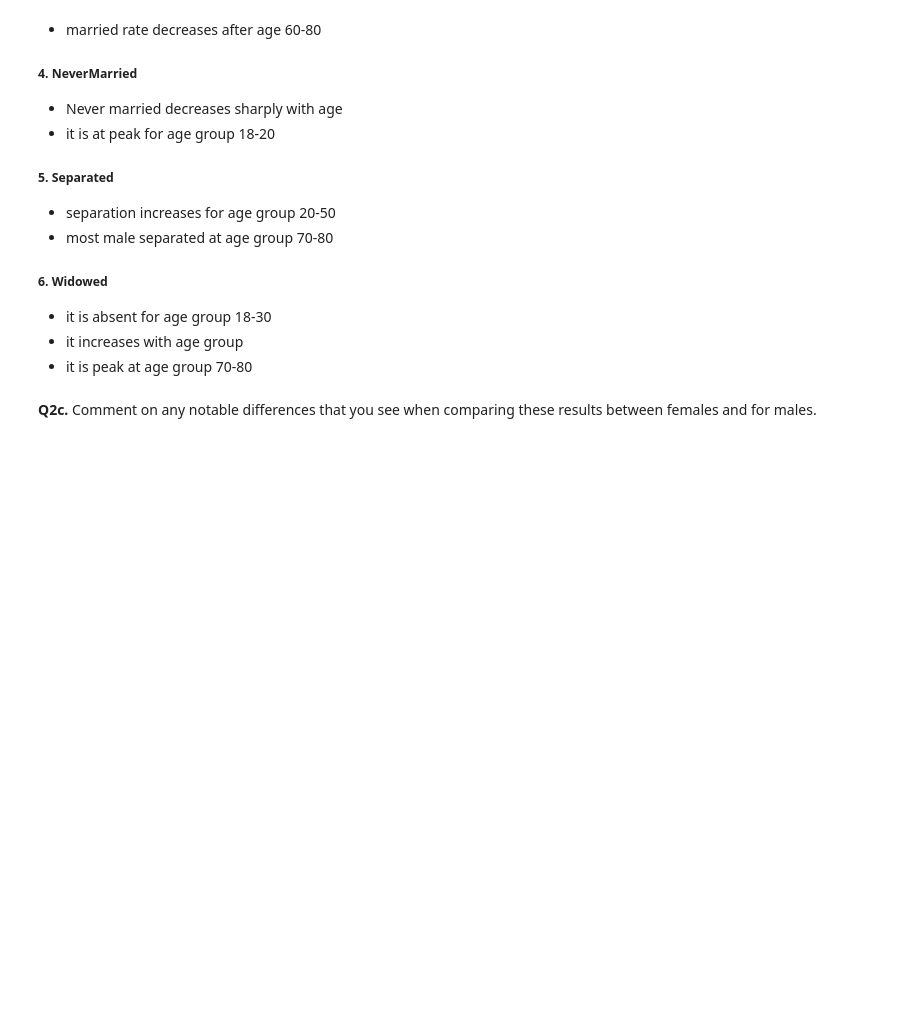
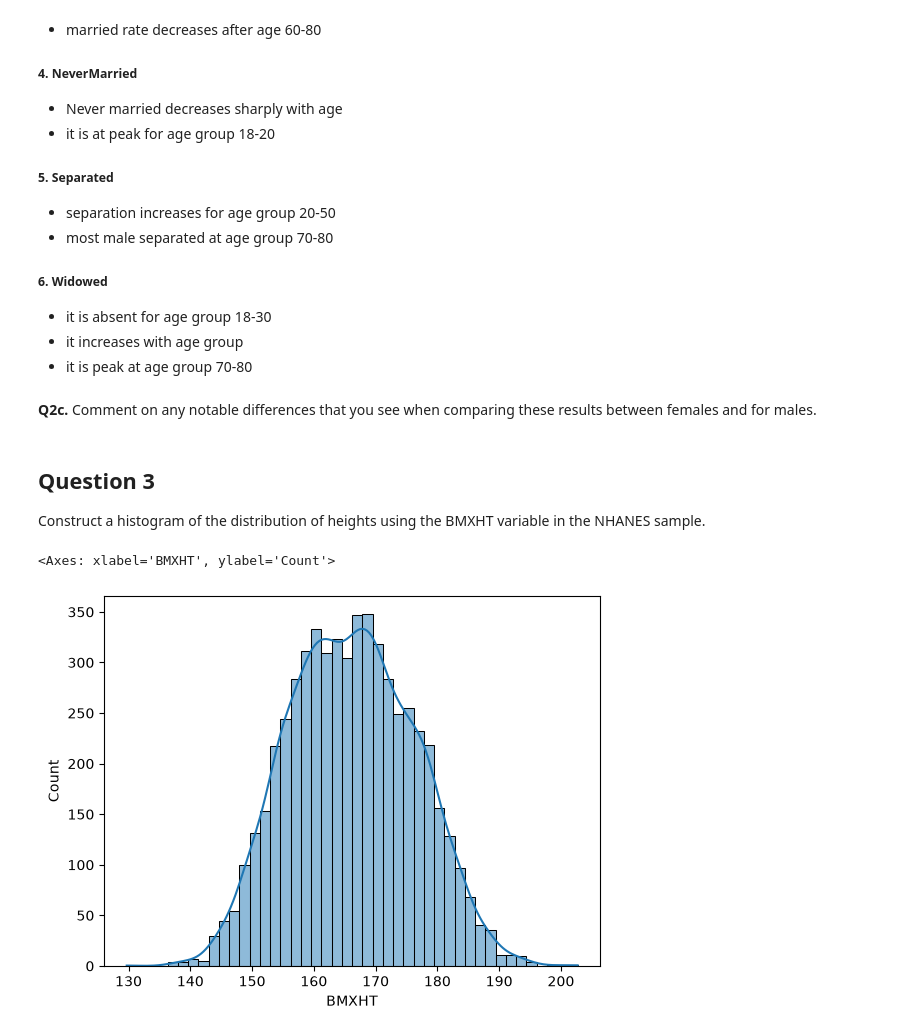
Before and after one commit to pk-790324/Statistics_For_DataScience, a Jupyter notebook: course1/module1/practice_nhanes_univariate_analyses.ipynb, the cells around one changed output. Drawn from its saved outputs; the diff is of its cells as text; code cells hidden in the pictures; blank space fills up the shorter version.

Commit message:
practice_nhanes_univariate_analyses completed

```diff
--- a/course1/module1/practice_nhanes_univariate_analyses.ipynb
+++ b/course1/module1/practice_nhanes_univariate_analyses.ipynb
@@ -271,3 +271,12 @@ agegrp
 * it is peak at age group 70-80
 # %% [markdown]
 __Q2c.__ Comment on any notable differences that you see when comparing these results between females and for males.
+# %% [markdown]
+## Question 3
+
+Construct a histogram of the distribution of heights using the BMXHT variable in the NHANES sample.
+# %%
+sns.histplot(x=df['BMXHT'],kde=True)
+# %% [output]
+<Axes: xlabel='BMXHT', ylabel='Count'>
+[figure, added]
```
Also changed, not shown: parts of 37 cells of this notebook.
